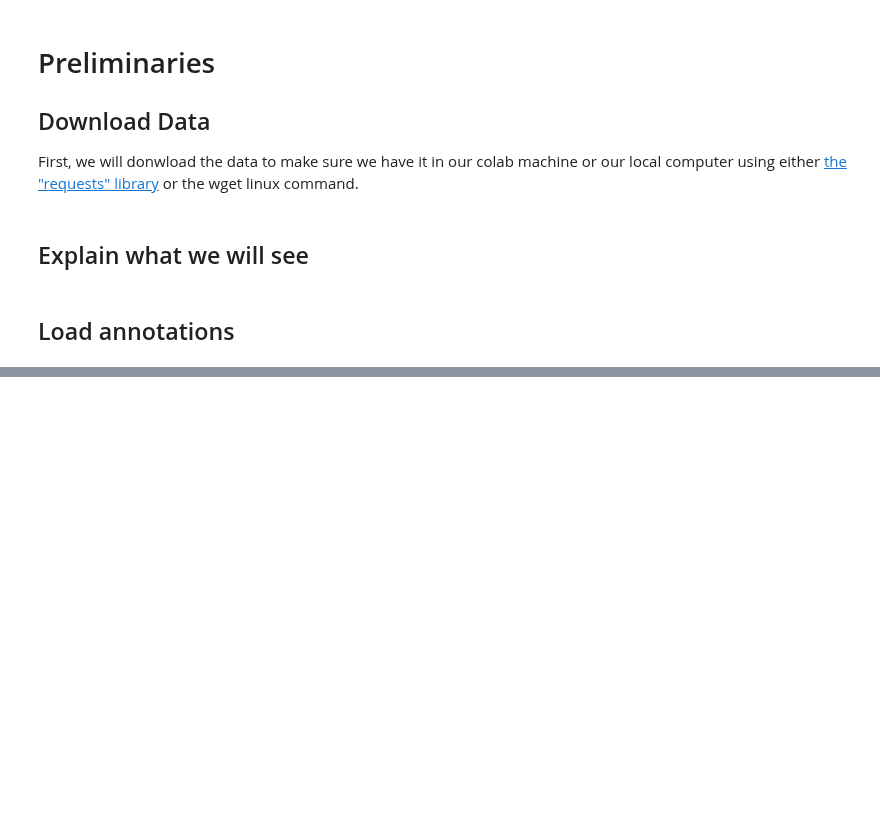
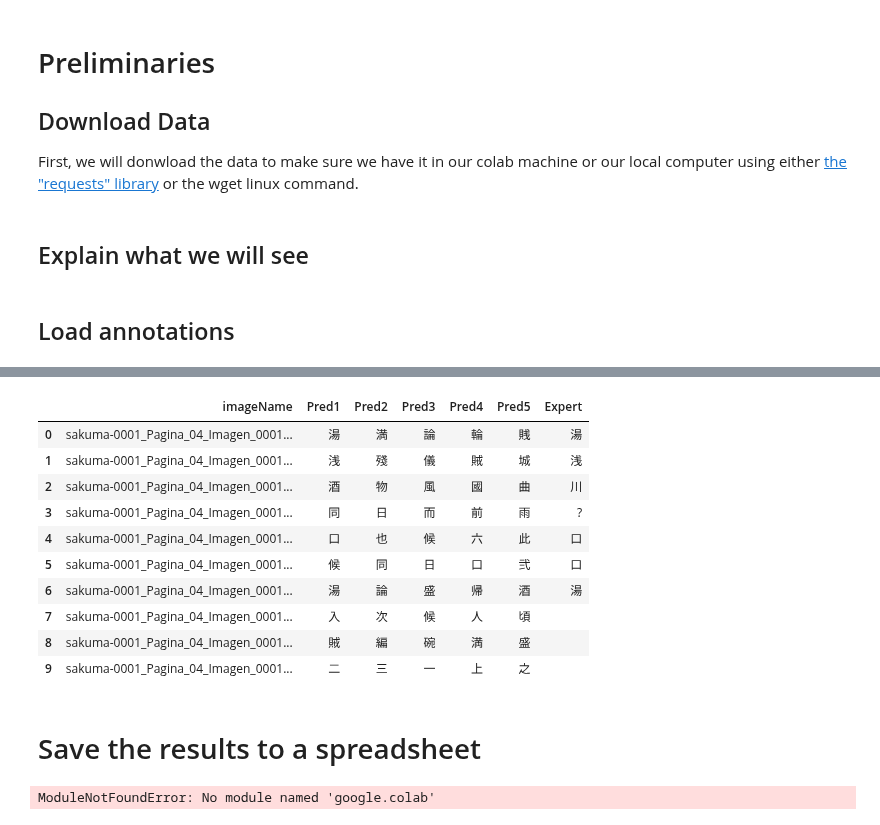
Before and after one commit to nicill/kanjiDetection, a Jupyter notebook: fixKanjiClassifications.ipynb, the cells around one changed output, grey strips where cells are left out. Saved outputs shown, nothing was run; the diff lists cells and outputs as text; code cells hidden in the pictures; blank space fills up the shorter version.

```diff
--- a/fixKanjiClassifications.ipynb
+++ b/fixKanjiClassifications.ipynb
@@ -147,2 +228,37 @@ BREAK!
-# %% [markdown]
-#
+# %%
+data.head(10)
+# %% [output]
+|  | imageName | Pred1 | Pred2 | Pred3 | Pred4 | Pred5 | Expert |
+| 0 | sakuma-0001_Pаgina_04_Imagen_0001... | 湯 | 満 | 論 | 輪 | 賎 | 湯 |
+| 1 | sakuma-0001_Pаgina_04_Imagen_0001... | 浅 | 殘 | 儀 | 賊 | 城 | 浅 |
+| 2 | sakuma-0001_Pаgina_04_Imagen_0001... | 酒 | 物 | 風 | 國 | 曲 | 川 |
+| 3 | sakuma-0001_Pаgina_04_Imagen_0001... | 同 | 日 | 而 | 前 | 雨 | ? |
+| 4 | sakuma-0001_Pаgina_04_Imagen_0001... | 口 | 也 | 候 | 六 | 此 | 口 |
+| 5 | sakuma-0001_Pаgina_04_Imagen_0001... | 候 | 同 | 日 | 口 | 弐 | 口 |
+| 6 | sakuma-0001_Pаgina_04_Imagen_0001... | 湯 | 論 | 盛 | 帰 | 酒 | 湯 |
+| 7 | sakuma-0001_Pаgina_04_Imagen_0001... | 入 | 次 | 候 | 人 | 頃 |  |
+| 8 | sakuma-0001_Pаgina_04_Imagen_0001... | 賊 | 編 | 碗 | 満 | 盛 |  |
+| 9 | sakuma-0001_Pаgina_04_Imagen_0001... | 二 | 三 | 一 | 上 | 之 |  |
+# %% [markdown]
+# Save the results to a spreadsheet
+# %%
+from google.colab import auth
+auth.authenticate_user()
+
+import gspread
+# gspread examples and documentation: https://github.com/burnash/gspread
+from google.auth import default
+creds, _ = default()
+
+gc = gspread.authorize(creds)
+
+# This is the spreadsheet we are using as an example
+# https://docs.google.com/spreadsheets/d/1NBFsCp0rw87u5S-GS2TiPMvpDLzTC3SrbrlLJcO0M6E
+sh = gc.open_by_key('1NBFsCp0rw87u5S-GS2TiPMvpDLzTC3SrbrlLJcO0M6E')
+
+worksheet = sh.get_worksheet(0)
+
+print(worksheet.get_all_records())
+print('User modifying the file:', gc.auth.service_account_email)
+# %% [output]
+ModuleNotFoundError: No module named 'google.colab'
```
Also changed, not shown: parts of 10 cells of this notebook, 2 other files.
